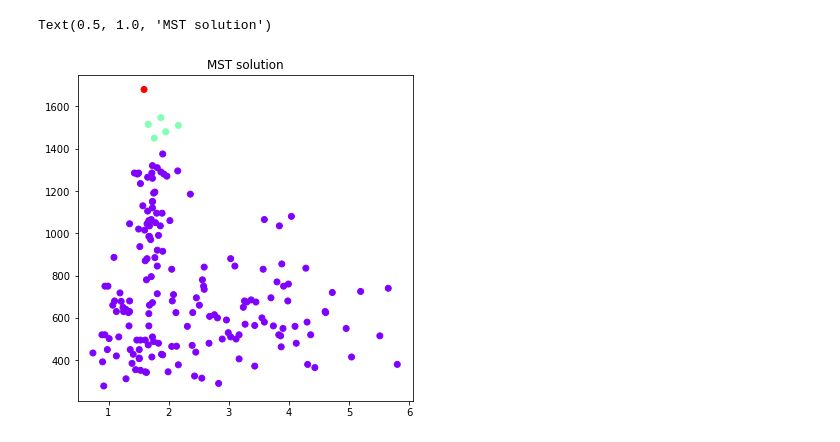
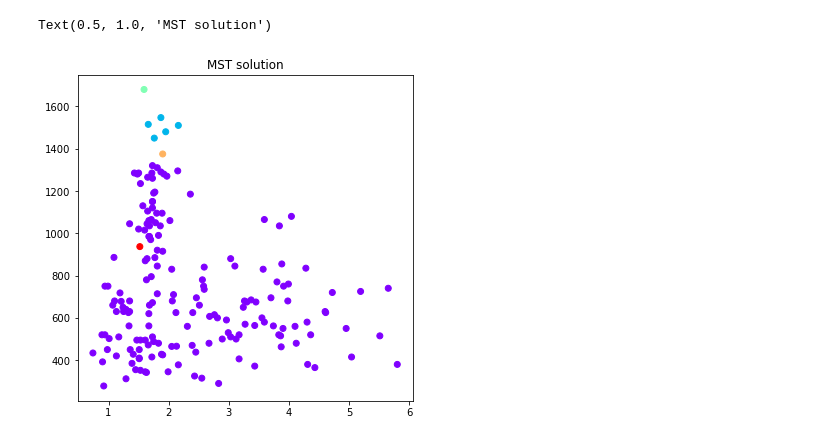
Before and after one commit to PolGonzalez/Kclusters, a Jupyter notebook: Main.ipynb, the cells around one changed output. Saved outputs shown, nothing was run; the diff lists cells and outputs as text; code cells hidden in the pictures.

```diff
--- a/Main.ipynb
+++ b/Main.ipynb
@@ -55,7 +55,7 @@ def ampl_solve(k,m,dist):
 # %%
 #paremeter selection
 
-k = 7
+k = 5
 m = 300
 # %%
 #generating points
@@ -139,19 +145,18 @@ Text(0.5, 1.0, 'Kmeans solution')
 # %%
 #Multidimensional dataset MST implementation
-df = pd.read_csv('wine-clustering.csv')
 
 model = MSTClustering(cutoff=k-1)
-y_predict = model.fit_predict(df)
+y_predict_mst = model.fit_predict(df)
 
 #print clusters
 plt.figure(figsize=(6, 6))
 X = df.iloc[:,1]
 y = df.iloc[:,-1]
-plt.scatter(X,y,c=y_predict,cmap = "rainbow");
+plt.scatter(X,y,c=y_predict_mst,cmap = "rainbow");
 plt.title("MST solution")
 # %% [output]
 Text(0.5, 1.0, 'MST solution')
-[figure, old version]
+[figure, new version]
 # %%
 #Multidimensional dataset AMPL implementation
 
```
Also changed, not shown: parts of 7 cells of this notebook, 2 other files.
